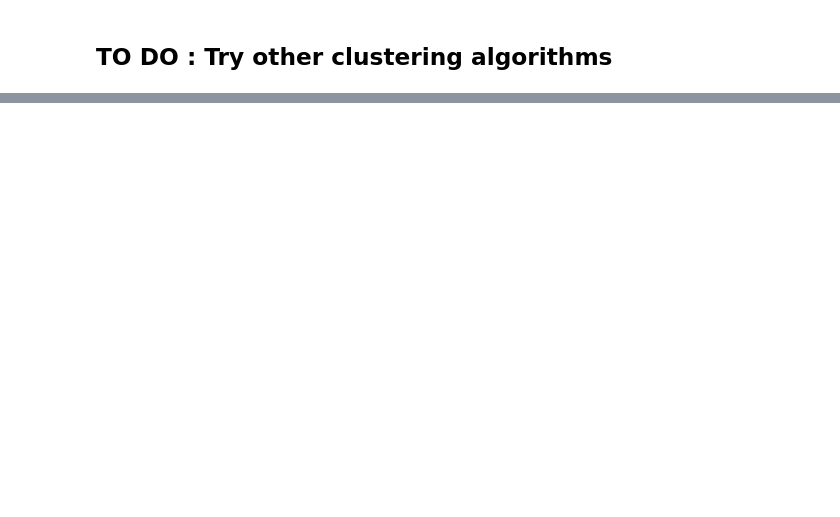
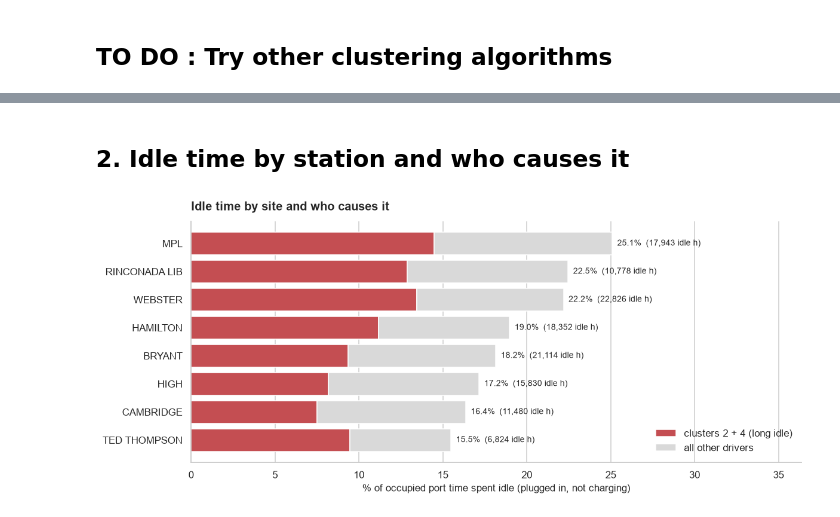
Before and after one commit to katarzynarogalska/Intro-to-Business-Analytics, a Jupyter notebook: user_clustering.ipynb, the cells around one changed output, grey strips where cells are left out. Cells and saved outputs as stored; diff of their text form; code cells hidden in the pictures; blank space fills up the shorter version.

```diff
--- a/user_clustering.ipynb
+++ b/user_clustering.ipynb
@@ -584,0 +712,40 @@ TO DO : cluster analysis based on other features in the dataset
+# %% [markdown]
+## 2. Idle time by station and who causes it
+# %%
+big_sites = dc["site"].value_counts(normalize=True)
+big_sites = big_sites[big_sites >= MIN_SITE_SHARE].index
+d_all = df_cl[df_cl["site"].isin(big_sites)]          # all sessions (also users without cluster)
+idle_clusters = d_all["Cluster"].isin([2, 4])
+
+site_idle = pd.DataFrame({
+    "sessions": d_all.groupby("site").size(),
+    "occupied_h": d_all.groupby("site")["total_duration_hours"].sum(),
+    "idle_h": d_all.groupby("site")["idle_hours"].sum(),
+    "idle_h_clusters_2_4": d_all[idle_clusters].groupby("site")["idle_hours"].sum(),
+})
+site_idle["% idle of occupied time"] = 100 * site_idle["idle_h"] / site_idle["occupied_h"]
+site_idle["% of idle from clusters 2+4"] = 100 * site_idle["idle_h_clusters_2_4"] / site_idle["idle_h"]
+site_idle = site_idle.sort_values("% idle of occupied time")
+
+# chart: idle share of occupied time, split into clusters 2+4 vs everyone else
+part_24 = site_idle["% idle of occupied time"] * site_idle["% of idle from clusters 2+4"] / 100
+part_rest = site_idle["% idle of occupied time"] - part_24
+
+fig, ax = plt.subplots(figsize=(11, 4.8))
+ax.barh(site_idle.index, part_24, color="#c44e52", label="clusters 2 + 4 (long idle)")
+ax.barh(site_idle.index, part_rest, left=part_24, color="#d9d9d9", label="all other drivers")
+for i, site in enumerate(site_idle.index):
+    ax.text(site_idle.loc[site, "% idle of occupied time"] + 0.3, i,
+            f"{site_idle.loc[site, '% idle of occupied time']:.1f}%  ({site_idle.loc[site, 'idle_h']:,.0f} idle h)",
+            va="center", fontsize=9)
+ax.set_xlim(0, site_idle["% idle of occupied time"].max() * 1.45)
+ax.set_xlabel("% of occupied port time spent idle (plugged in, not charging)")
+ax.set_title("Idle time by site and who causes it", loc="left")
+ax.legend(loc="lower right")
+ax.grid(axis="y", visible=False)
+plt.tight_layout()
+plt.show()
+
+display(site_idle.sort_values("% idle of occupied time", ascending=False).round(1))
+# %% [output]
+[figure, added]
```
Also changed, not shown: parts of 29 cells of this notebook, 1 other file.
